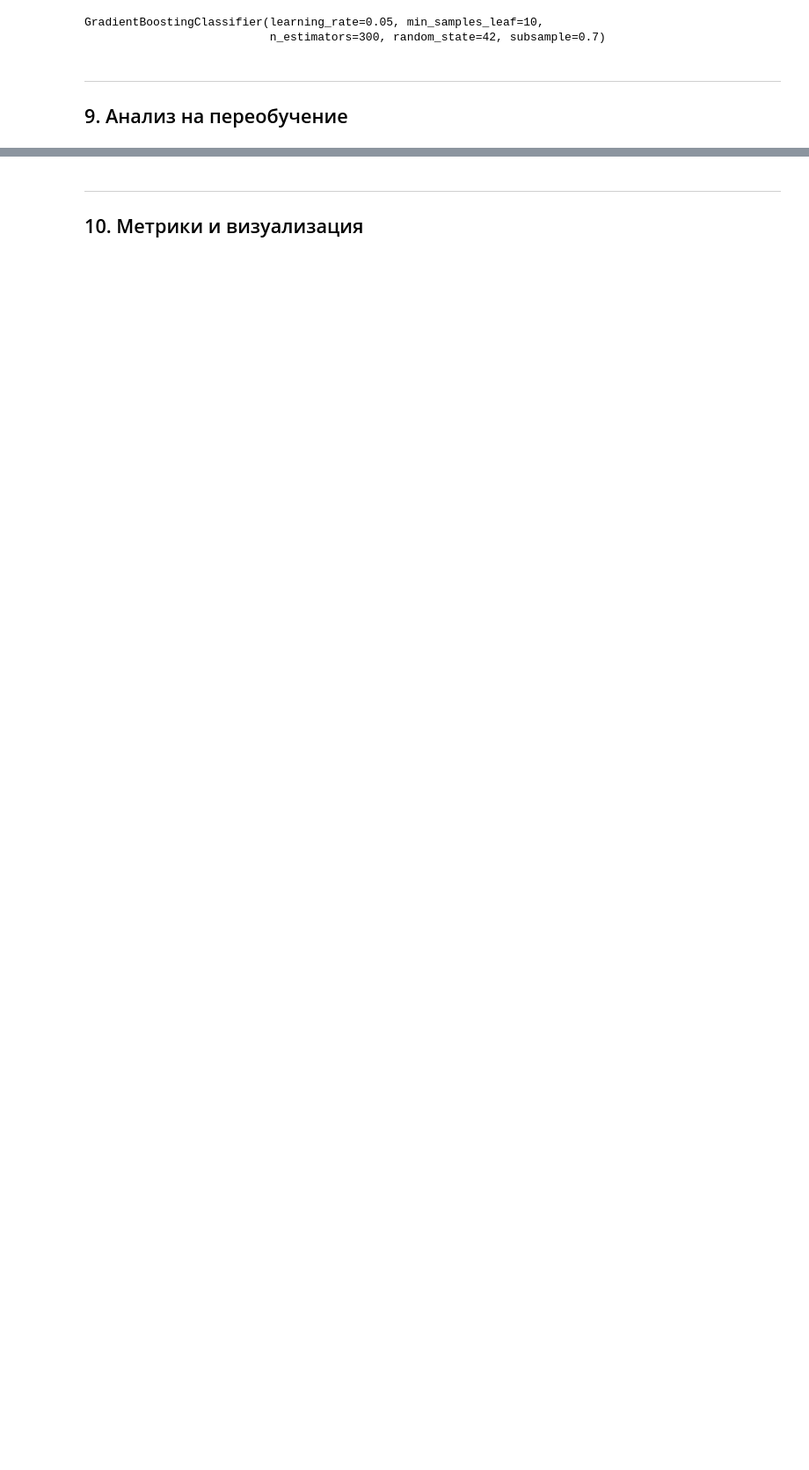
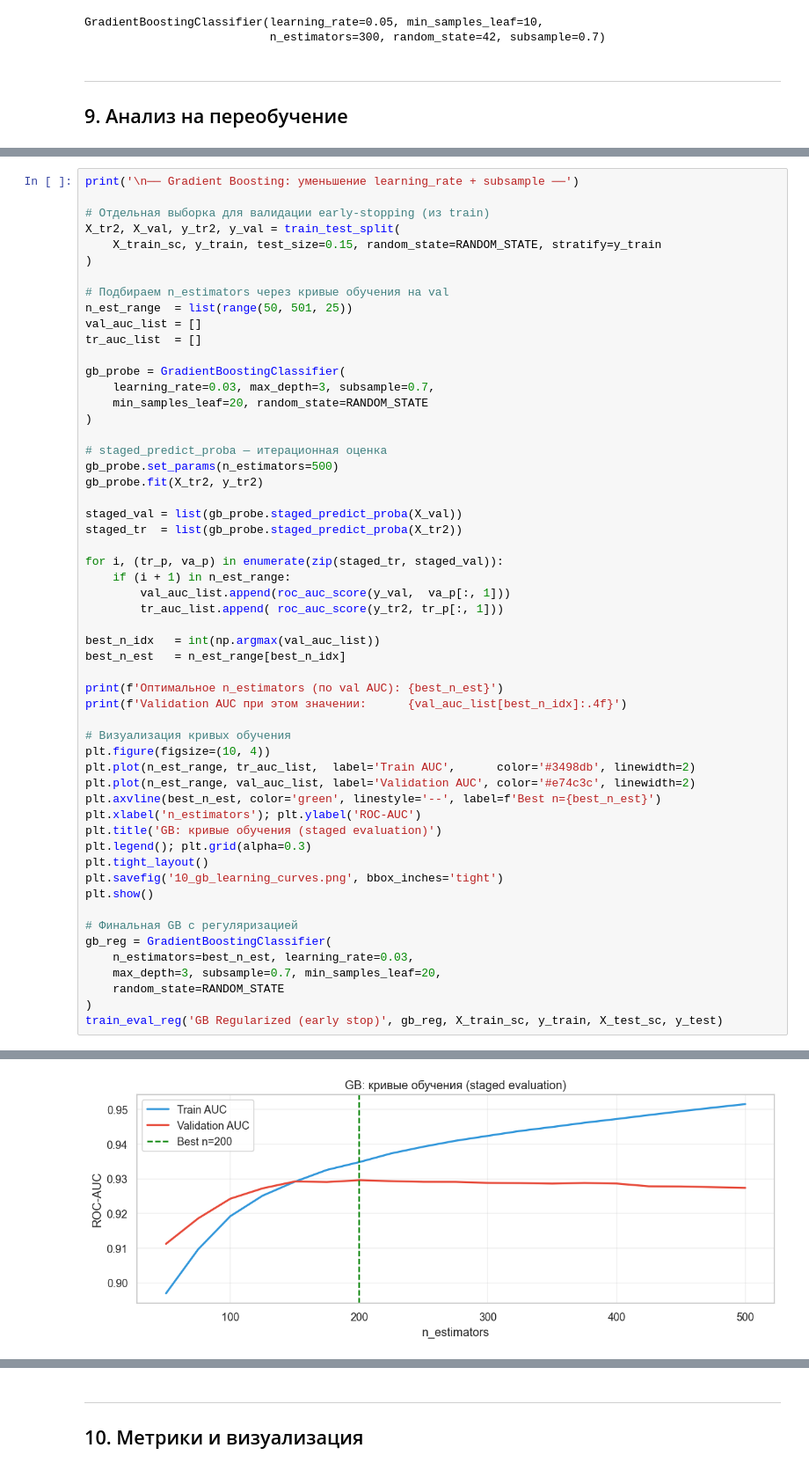
Before and after one commit to korolenko/ML-Basic, a Jupyter notebook: graduation_work/employee_churn_final.ipynb, the cells around one changed output, grey strips where cells are left out. Shown at 88% size. Drawn from its saved outputs; the diff is of its cells as text; blank space fills up the shorter version.

```diff
--- a/graduation_work/employee_churn_final.ipynb
+++ b/graduation_work/employee_churn_final.ipynb
@@ -761,0 +931,56 @@ GB Tuned (GridSearch)                      |     0.9492 |     0.9205 |   0.0287
+# %%
+print('\n── Gradient Boosting: уменьшение learning_rate + subsample ──')
+
+# Отдельная выборка для валидации early-stopping (из train)
+X_tr2, X_val, y_tr2, y_val = train_test_split(
+    X_train_sc, y_train, test_size=0.15, random_state=RANDOM_STATE, stratify=y_train
+)
+
+# Подбираем n_estimators через кривые обучения на val
+n_est_range  = list(range(50, 501, 25))
+val_auc_list = []
+tr_auc_list  = []
+
+gb_probe = GradientBoostingClassifier(
+    learning_rate=0.03, max_depth=3, subsample=0.7,
+    min_samples_leaf=20, random_state=RANDOM_STATE
+)
+
+# staged_predict_proba — итерационная оценка
+gb_probe.set_params(n_estimators=500)
+gb_probe.fit(X_tr2, y_tr2)
+
+staged_val = list(gb_probe.staged_predict_proba(X_val))
+staged_tr  = list(gb_probe.staged_predict_proba(X_tr2))
+
+for i, (tr_p, va_p) in enumerate(zip(staged_tr, staged_val)):
+    if (i + 1) in n_est_range:
+        val_auc_list.append(roc_auc_score(y_val,  va_p[:, 1]))
+        tr_auc_list.append( roc_auc_score(y_tr2, tr_p[:, 1]))
+
+best_n_idx   = int(np.argmax(val_auc_list))
+best_n_est   = n_est_range[best_n_idx]
+
+print(f'Оптимальное n_estimators (по val AUC): {best_n_est}')
+print(f'Validation AUC при этом значении:      {val_auc_list[best_n_idx]:.4f}')
+
+# Визуализация кривых обучения
+plt.figure(figsize=(10, 4))
+plt.plot(n_est_range, tr_auc_list,  label='Train AUC',      color='#3498db', linewidth=2)
+plt.plot(n_est_range, val_auc_list, label='Validation AUC', color='#e74c3c', linewidth=2)
+plt.axvline(best_n_est, color='green', linestyle='--', label=f'Best n={best_n_est}')
+plt.xlabel('n_estimators'); plt.ylabel('ROC-AUC')
+plt.title('GB: кривые обучения (staged evaluation)')
+plt.legend(); plt.grid(alpha=0.3)
+plt.tight_layout()
+plt.savefig('10_gb_learning_curves.png', bbox_inches='tight')
+plt.show()
+
+# Финальная GB с регуляризацией
+gb_reg = GradientBoostingClassifier(
+    n_estimators=best_n_est, learning_rate=0.03,
+    max_depth=3, subsample=0.7, min_samples_leaf=20,
+    random_state=RANDOM_STATE
+)
+train_eval_reg('GB Regularized (early stop)', gb_reg, X_train_sc, y_train, X_test_sc, y_test)
+# %% [output]
@@ -761,0 +990 @@ GB Tuned (GridSearch)                      |     0.9492 |     0.9205 |   0.0287
+[figure, added]
```
Also changed, not shown: parts of 20 cells of this notebook.
